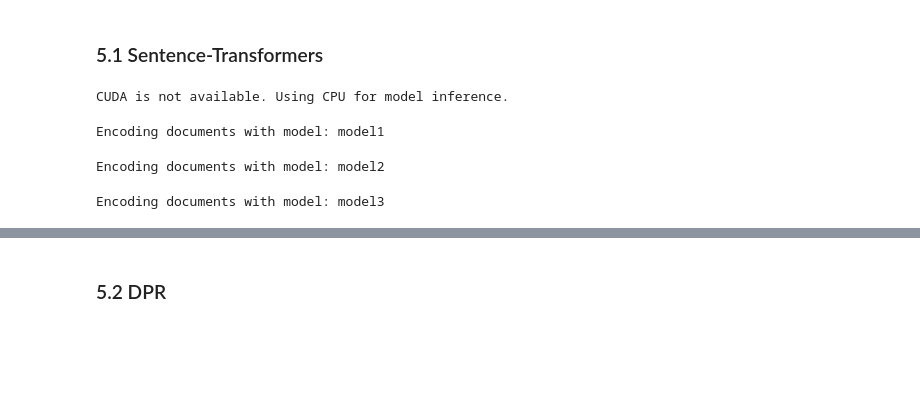
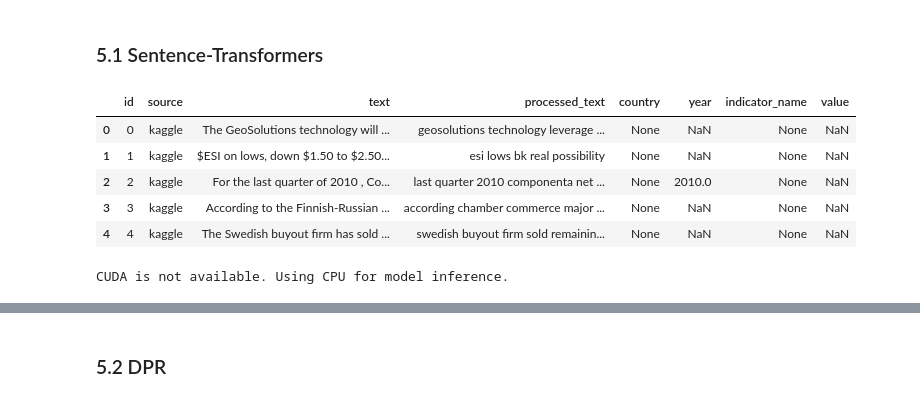
Before and after one commit to DavidF-22/ICS5111-MiningLargeScaleData_Project, a Jupyter notebook: RagAssignment.ipynb, the cells around one changed output, grey strips where cells are left out. Cells and saved outputs as stored; diff of their text form; code cells hidden in the pictures; blank space fills up the shorter version.

Commit message:
removed 2 extra plots, model2 and model3

```diff
--- a/RagAssignment.ipynb
+++ b/RagAssignment.ipynb
@@ -843,12 +713,23 @@ for doc in final_rag_dataset.itertuples():
 ### 5.1 Sentence-Transformers
 # %%
 # Make sure these exist
-assert "id" in final_rag_dataset.columns
 assert "text" in final_rag_dataset.columns
 
-documents = final_rag_dataset.sort_values("id")
+documents = final_rag_dataset.sort_index().reset_index()
 doc_texts = documents["text"].tolist()
+
+# rename index to id
+documents = documents.rename(columns={"index": "id"})
 doc_ids = documents["id"].tolist()
+
+display(documents.head())
+# %% [output]
+|  | id | source | text | processed_text | country | year | indicator_name | value |
+| 0 | 0 | kaggle | The GeoSolutions technology will ... | geosolutions technology leverage ... | None | NaN | None | NaN |
+| 1 | 1 | kaggle | $ESI on lows, down $1.50 to $2.50... | esi lows bk real possibility | None | NaN | None | NaN |
+| 2 | 2 | kaggle | For the last quarter of 2010 , Co... | last quarter 2010 componenta net ... | None | 2010.0 | None | NaN |
+| 3 | 3 | kaggle | According to the Finnish-Russian ... | according chamber commerce major ... | None | NaN | None | NaN |
+| 4 | 4 | kaggle | The Swedish buyout firm has sold ... | swedish buyout firm sold remainin... | None | NaN | None | NaN |
 # %%
 from sentence_transformers import SentenceTransformer
 import torch
@@ -869,20 +746,13 @@ model3 = SentenceTransformer('sentence-transformers/paraphrase-multilingual-Mini
 # %% [output]
 CUDA is not available. Using CPU for model inference.
 # %%
-for model, name in [(model1, "model1"), (model2, "model2"), (model3, "model3")]:
-    print(f"Encoding documents with model: {name}")
-    doc_embeddings_sbert = model.encode(
-        doc_texts,
-        batch_size=16,
-        show_progress_bar=True,
-        convert_to_numpy=True,
-        normalize_embeddings=True
-    )
-    print("\n")
+doc_embeddings_st = model.encode(
+    doc_texts,
+    batch_size=16,
+    show_progress_bar=True,
+    convert_to_numpy=True,
+    normalize_embeddings=True
+)
-# %% [output]
-Encoding documents with model: model1
-Encoding documents with model: model2
-Encoding documents with model: model3
 # %%
 from sklearn.metrics.pairwise import cosine_similarity
 
```
Also changed, not shown: parts of 17 cells of this notebook, 1 other file.
